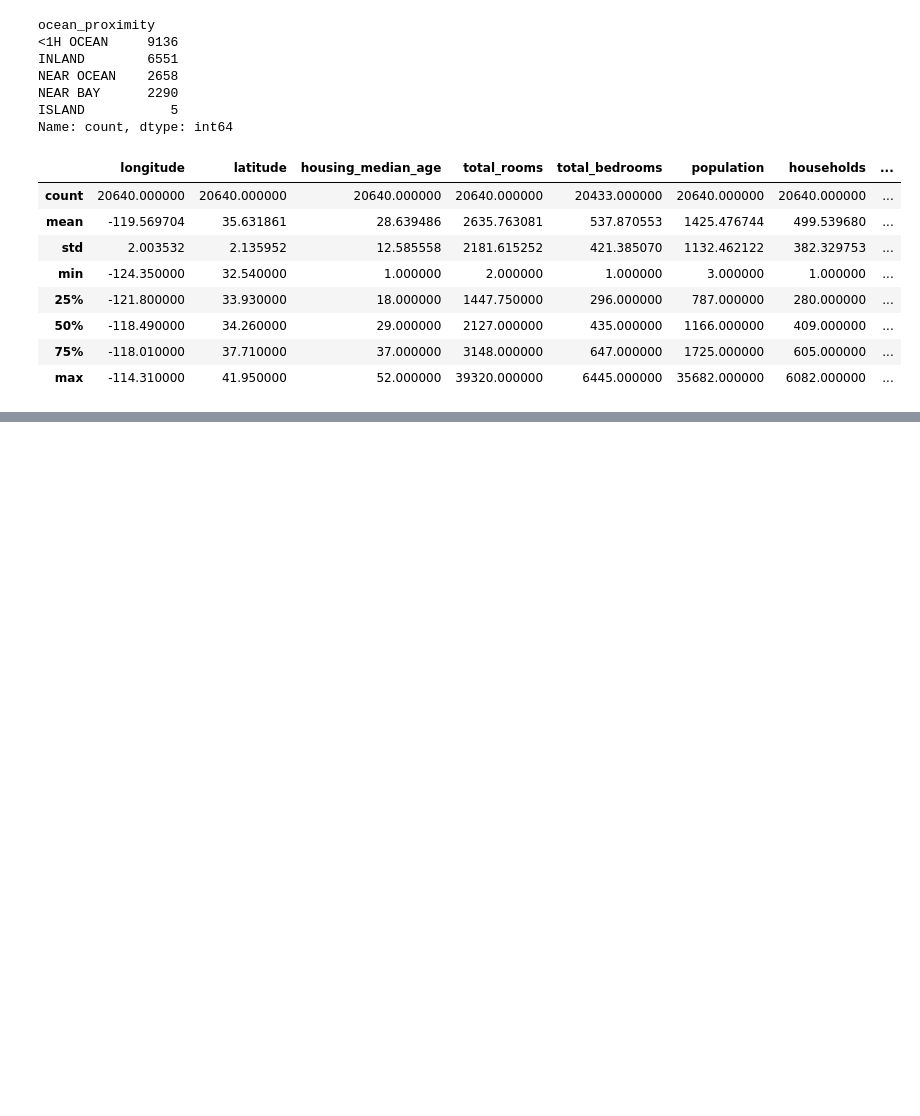
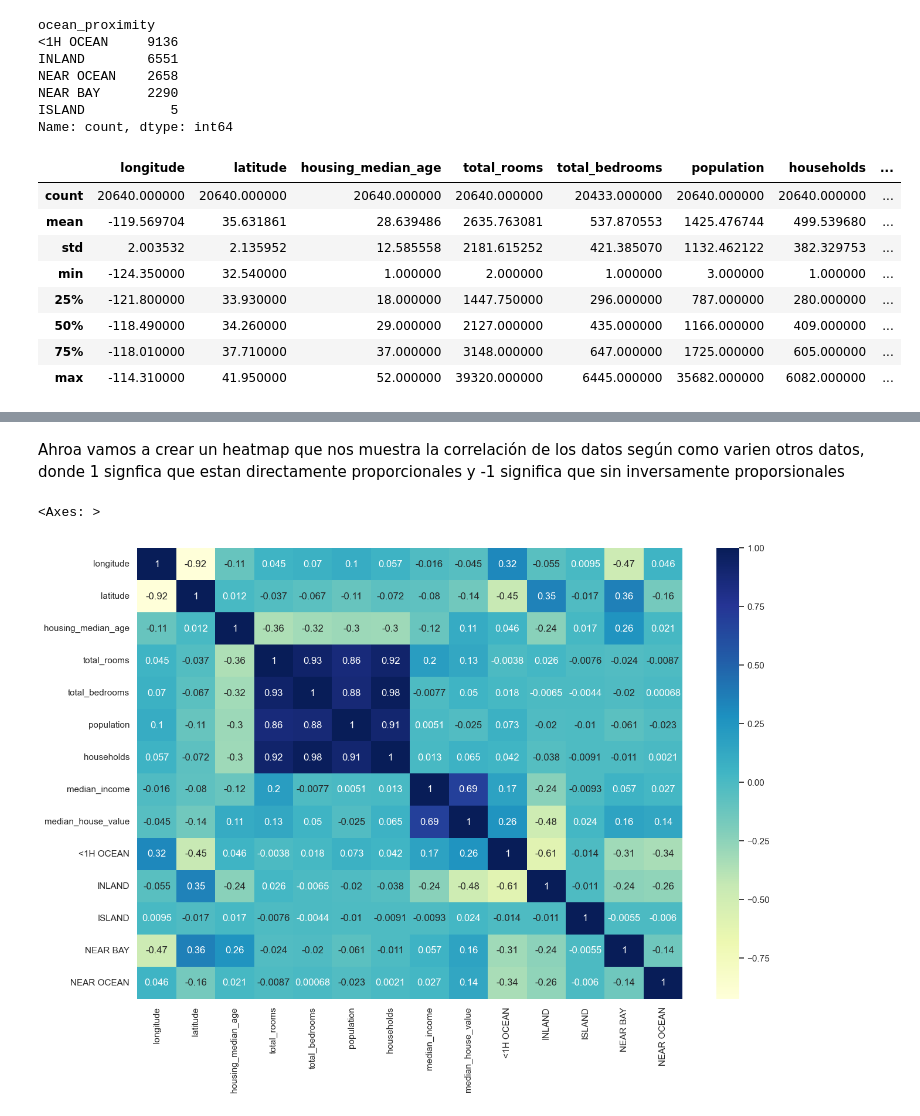
Before and after one commit to juarturito18/Practica-AI-enginner, a Jupyter notebook: Modelo house prices/Modelo house prices.ipynb, the cells around one changed output, grey strips where cells are left out. Drawn from its saved outputs; the diff is of its cells as text; code cells hidden in the pictures; blank space fills up the shorter version.

```diff
--- a/Modelo house prices/Modelo house prices.ipynb
+++ b/Modelo house prices/Modelo house prices.ipynb
@@ -53,0 +89,3 @@ dt.describe()
+# %%
+dt_na = dt.dropna()
+dt_na.info()
@@ -53,0 +112,4 @@ dt.describe()
+# %%
+dummies = pd.get_dummies(dt_na["ocean_proximity"], dtype = int)
+# para ello se usa las funcion get_dummies para obtener las columnas de los datos ya separados
+dummies.head(10)
@@ -53,0 +128,2 @@ dt.describe()
+# %%
+dt_na = dt_na.join(dummies)
@@ -53,0 +150,11 @@ dt.describe()
+# %%
+dt_na = dt_na.drop(["ocean_proximity"], axis = 1)
+# %% [markdown]
+Ahroa vamos a crear un heatmap que nos muestra la correlación de los datos según como varien otros datos, donde 1 signfica que estan directamente proporcionales y -1 significa que sin inversamente proporsionales
+# %%
+sb.set(rc={"figure.figsize":(15,10)}) # ESta linea nos sirve para poder ir modificiando el tamaño del grafico
+sb.heatmap(dt_na.corr(), annot = True , cmap= "YlGnBu" ) # para este heatmap le pasamos tres parametros, el primero seria el DF del cual se ava a guiar
+# El segundo se refiere si desea ver los numeros de la relación dentro del heatmap y el tercero, nos cambia los colores en este caso a Yellow, Green, Blue
+# %% [output]
+<Axes: >
+[figure, added]
```
Also changed, not shown: parts of 23 cells of this notebook.
